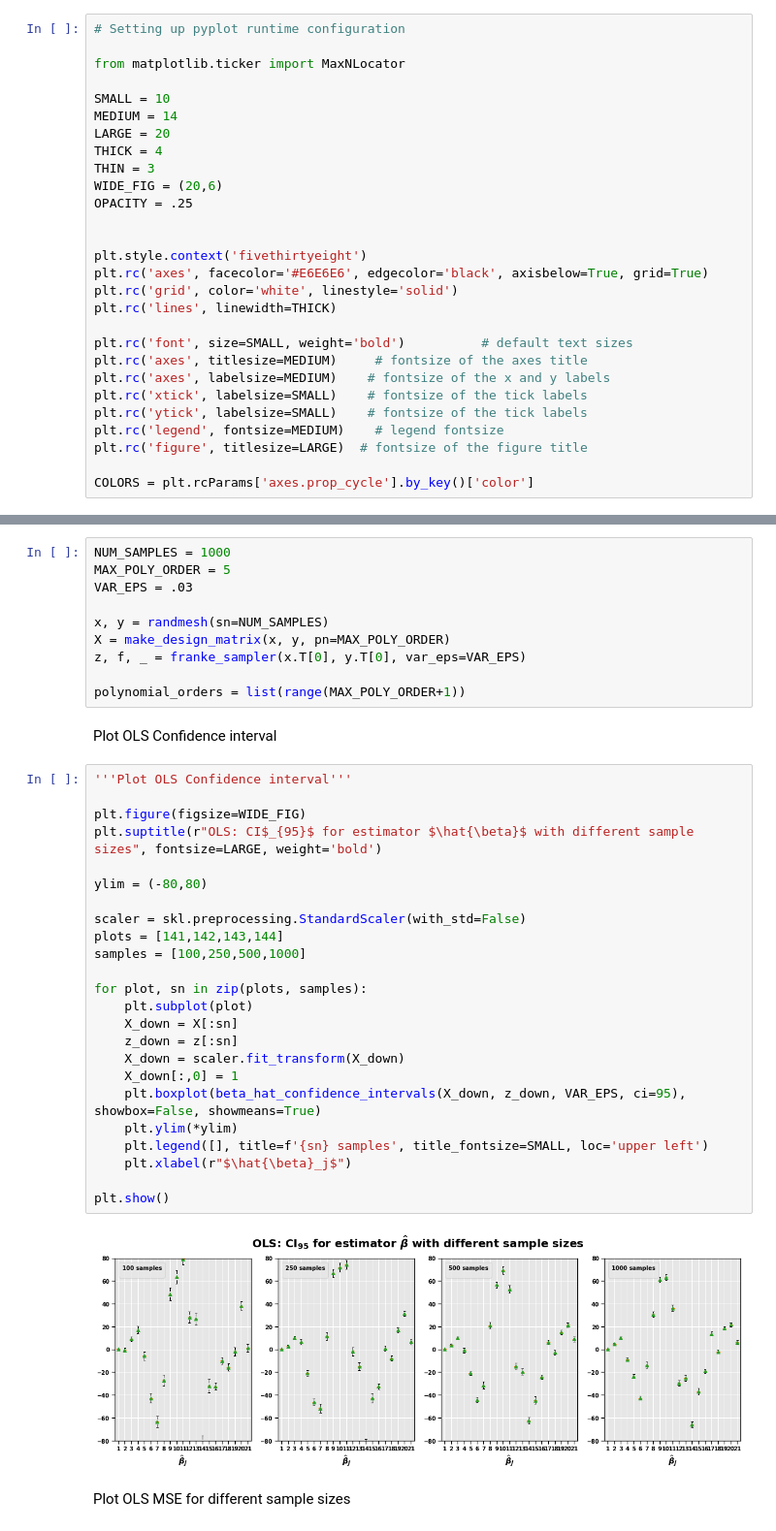
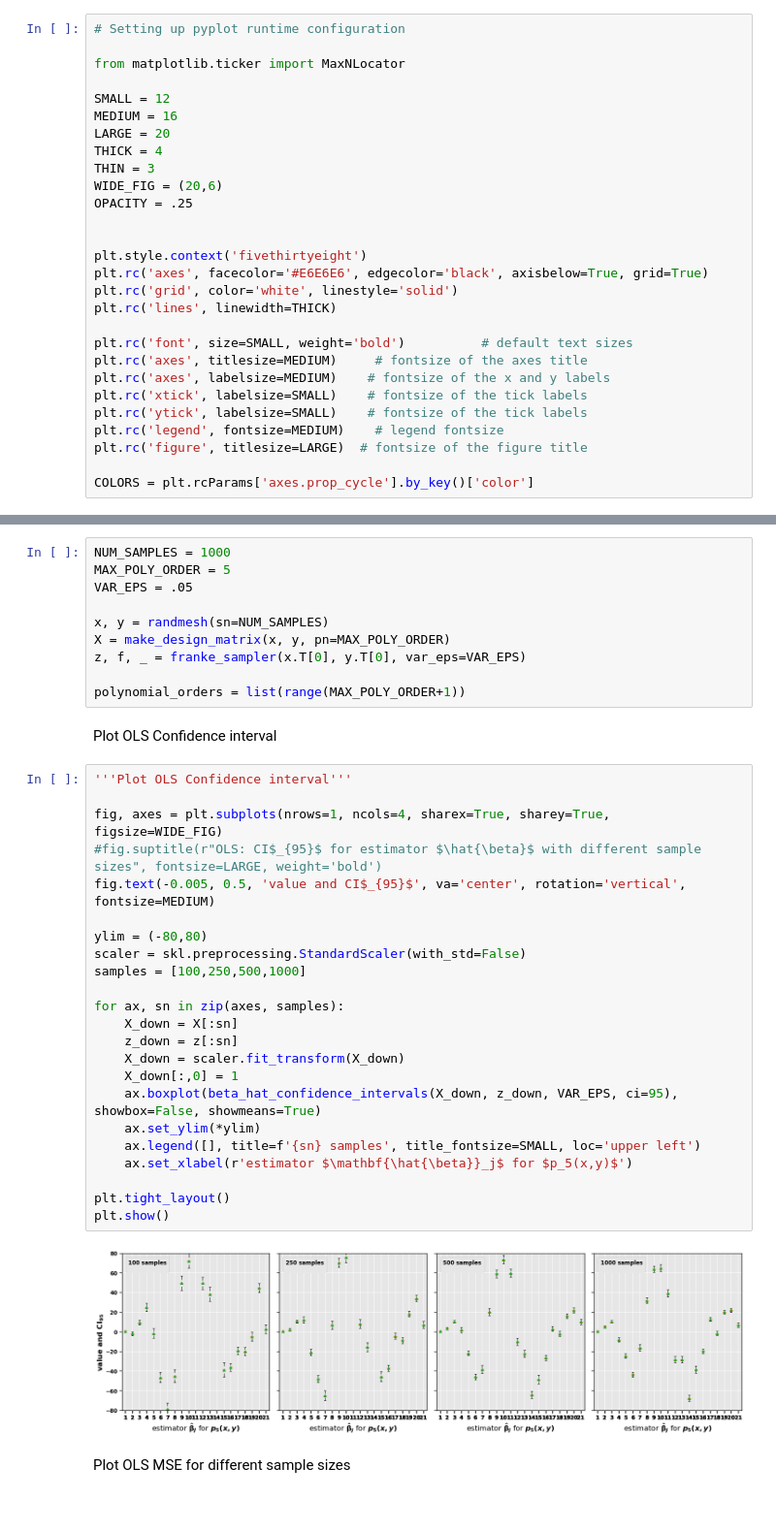
Before and after one commit to fonstelien/FYS-STK4155, a Jupyter notebook: project1/take2.ipynb, the cells around one changed output, grey strips where cells are left out. Shown at 97% size. Cells and saved outputs as stored; diff of their text form.

```diff
--- a/project1/take2.ipynb
+++ b/project1/take2.ipynb
@@ -13,8 +13,8 @@ from lasso import *
 
 from matplotlib.ticker import MaxNLocator
 
-SMALL = 10
-MEDIUM = 14
+SMALL = 12
+MEDIUM = 16
 LARGE = 20
 THICK = 4
 THIN = 3
@@ -41,7 +41,7 @@ COLORS = plt.rcParams['axes.prop_cycle'].by_key()['color']
 # %%
 NUM_SAMPLES = 1000
 MAX_POLY_ORDER = 5
-VAR_EPS = .03
+VAR_EPS = .05
 
 x, y = randmesh(sn=NUM_SAMPLES)
 X = make_design_matrix(x, y, pn=MAX_POLY_ORDER)
@@ -53,29 +53,28 @@ Plot OLS Confidence interval
 # %%
 '''Plot OLS Confidence interval'''
 
-plt.figure(figsize=WIDE_FIG)
-plt.suptitle(r"OLS: CI$_{95}$ for estimator $\hat{\beta}$ with different sample sizes", fontsize=LARGE, weight='bold')
+fig, axes = plt.subplots(nrows=1, ncols=4, sharex=True, sharey=True, figsize=WIDE_FIG)
+#fig.suptitle(r"OLS: CI$_{95}$ for estimator $\hat{\beta}$ with different sample sizes", fontsize=LARGE, weight='bold')
+fig.text(-0.005, 0.5, 'value and CI$_{95}$', va='center', rotation='vertical', fontsize=MEDIUM)
 
 ylim = (-80,80)
-
 scaler = skl.preprocessing.StandardScaler(with_std=False)
-plots = [141,142,143,144]
 samples = [100,250,500,1000]
 
-for plot, sn in zip(plots, samples):
-    plt.subplot(plot)
+for ax, sn in zip(axes, samples):
     X_down = X[:sn]
     z_down = z[:sn]
     X_down = scaler.fit_transform(X_down)
     X_down[:,0] = 1
-    plt.boxplot(beta_hat_confidence_intervals(X_down, z_down, VAR_EPS, ci=95), showbox=False, showmeans=True)
-    plt.ylim(*ylim)
-    plt.legend([], title=f'{sn} samples', title_fontsize=SMALL, loc='upper left')
-    plt.xlabel(r"$\hat{\beta}_j$")
+    ax.boxplot(beta_hat_confidence_intervals(X_down, z_down, VAR_EPS, ci=95), showbox=False, showmeans=True)
+    ax.set_ylim(*ylim)
+    ax.legend([], title=f'{sn} samples', title_fontsize=SMALL, loc='upper left')
+    ax.set_xlabel(r'estimator $\mathbf{\hat{\beta}}_j$ for $p_5(x,y)$')
 
+plt.tight_layout()
 plt.show()
 # %% [output]
-[figure, old version]
+[figure, new version]
 # %% [markdown]
 Plot OLS MSE for different sample sizes
 # %%
```
Also changed, not shown: parts of 3 cells of this notebook, 4 other files.
